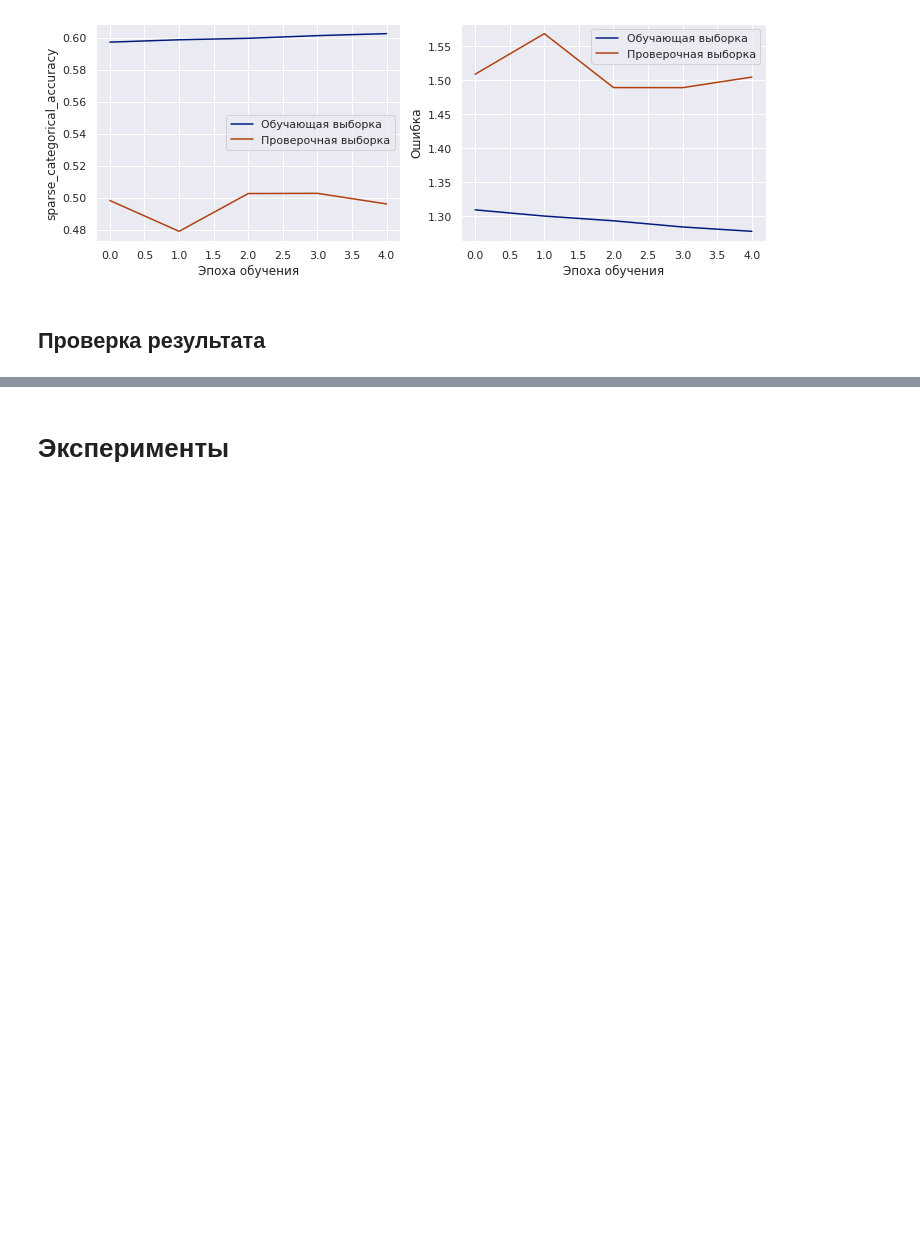
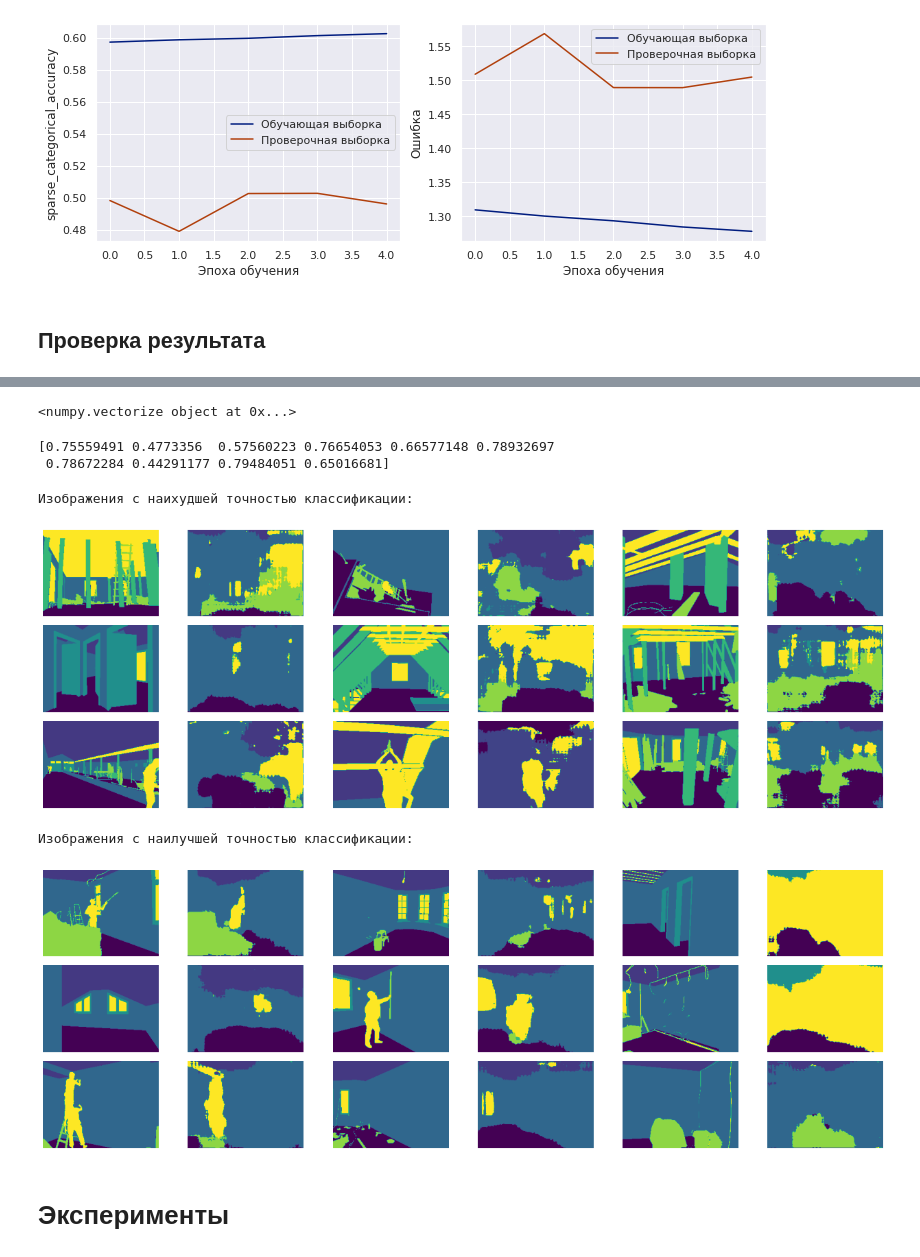
Before and after one commit to ivsu/university_public, a Jupyter notebook: 11дз_черновик_|_Базовый_блок_|_Сегментация_изображений_|_ДЗ_Ultra_Pro_|_УИИ.ipynb, the cells around one changed output, grey strips where cells are left out. Saved outputs shown, nothing was run; the diff lists cells and outputs as text; code cells hidden in the pictures; blank space fills up the shorter version.

```diff
--- a/11дз_черновик_|_Базовый_блок_|_Сегментация_изображений_|_ДЗ_Ultra_Pro_|_УИИ.ipynb
+++ b/11дз_черновик_|_Базовый_блок_|_Сегментация_изображений_|_ДЗ_Ultra_Pro_|_УИИ.ipynb
@@ -742,0 +647,10 @@ print(dt.train.reclassed[0].shape[-1])
+# %%
+# вычисление количества пикселов по всем классам в y_train
+pix_count = np.zeros(CLASS_COUNT)
+for i in range(CLASS_COUNT):
+    pix_count[i] = (dt.train.reclassed == i).sum()
+
+# посмотрим на распределение классов
+plt.figure(figsize = (4, 3))
+plt.bar(np.arange(CLASS_COUNT), pix_count)
+plt.show()
@@ -946,0 +870,4 @@ show_random_pair(dt.val, ['reclassed', 'predict'], loc=(4, 3))
+# %%
+print(ve)
+# %% [output]
+<numpy.vectorize object at 0x...>
@@ -947,3 +880,35 @@ show_random_pair(dt.val, ['reclassed', 'predict'], loc=(4, 3))
+# %%
+# получение массива значений функции ошибки для каждого изображения из проверочной выборки
+accuracy = np.array(
+    [model.evaluate(
+        dt.val.original[i: i + 1],
+        dt.val.reclassed[i: i + 1],
+        verbose=0)[1]
+        for i in range(dt.val.original.shape[0])
+        ])
+
+print(accuracy[:10])
+# %% [output]
+[0.75559491 0.4773356  0.57560223 0.76654053 0.66577148 0.78932697
+ 0.78672284 0.44291177 0.79484051 0.65016681]
+# %%
+# получение индексов самых плохих по точности сегментации изображений
+# print('5 худших по точности сегментации изображений')
+worst = np.argsort(accuracy)[:9].tolist()
+best = np.argsort(accuracy)[-9:].tolist()
+
+# for b in bad:
+#     print(f'Изображение №{b} - точность: {accuracy[b]}')
+# %%
+print(f'\nИзображения с наихудшей точностью классификации:\n')
+show_images_pair(dt.val, ['reclassed', 'predict'], loc=(3, 3), indicies=worst)
+print(f'\nИзображения с наилучшей точностью классификации:\n')
+show_images_pair(dt.val, ['reclassed', 'predict'], loc=(3, 3), indicies=best)
+# %% [output]
+Изображения с наихудшей точностью классификации:
+[figure, added]
+Изображения с наилучшей точностью классификации:
+[figure, added]
 # %% [markdown]
 # Эксперименты
 # %%
```
Also changed, not shown: parts of 33 cells of this notebook.
